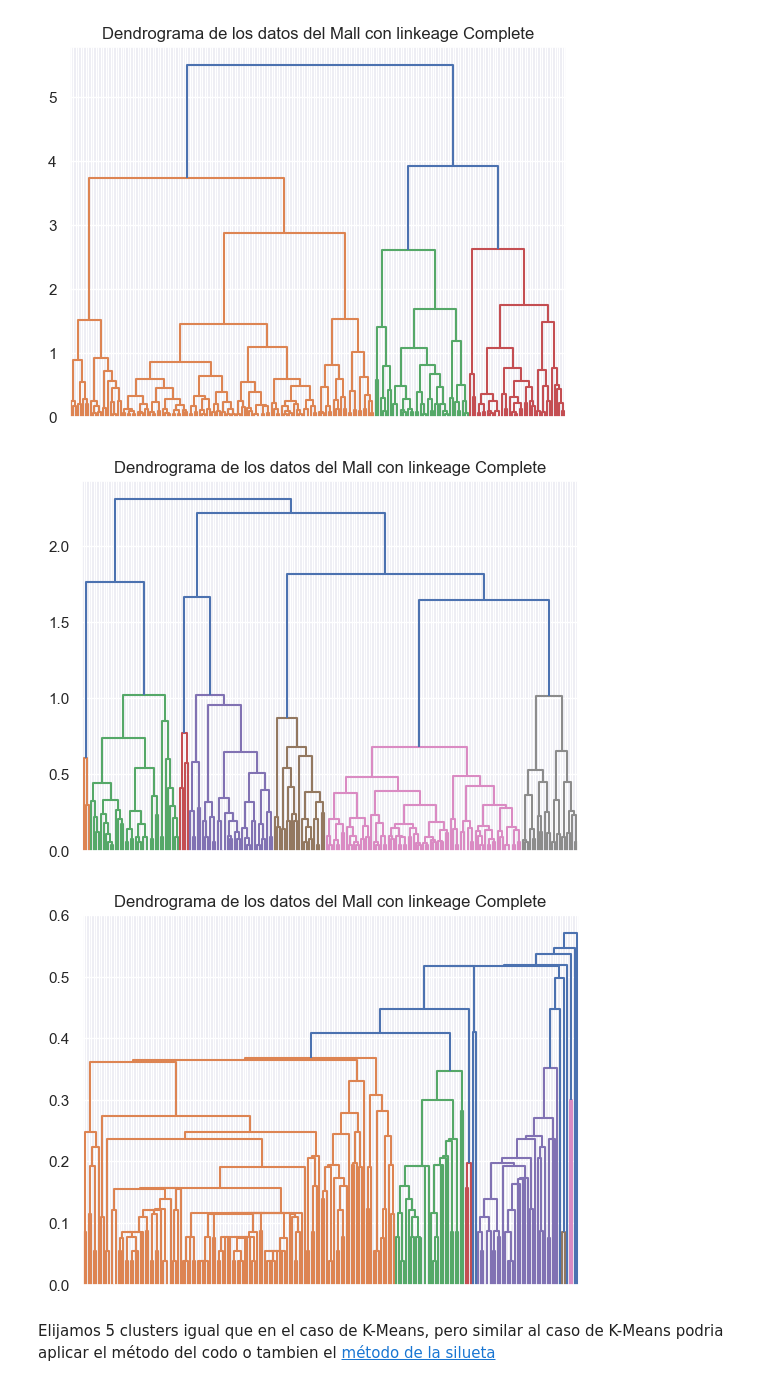
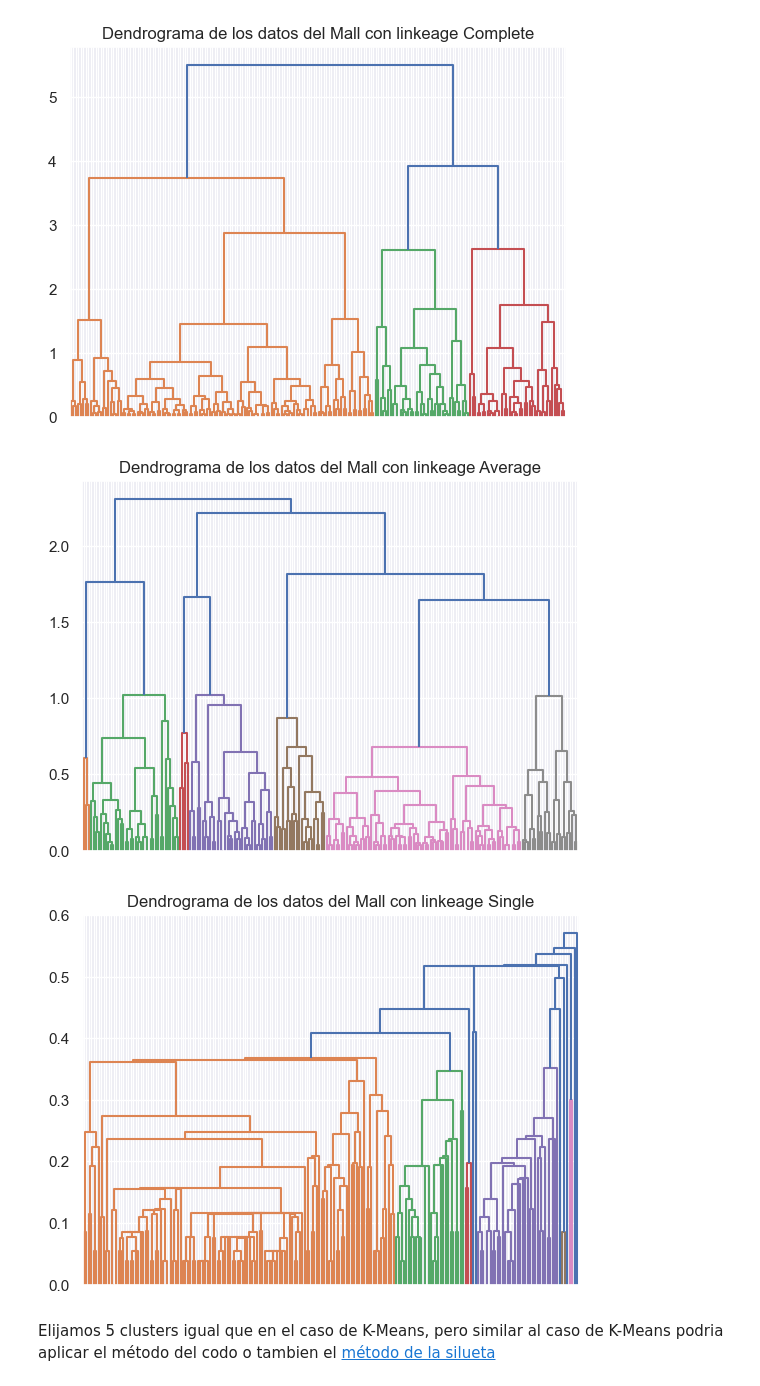
Before and after one commit to manoloacademia/aprMaqI_CEIA, a Jupyter notebook: clase7/jupyter_notebooks/cluster.ipynb, the cells around one changed output. Drawn from its saved outputs; the diff is of its cells as text; code cells hidden in the pictures.

```diff
--- a/clase7/jupyter_notebooks/cluster.ipynb
+++ b/clase7/jupyter_notebooks/cluster.ipynb
@@ -62,7 +62,7 @@ from sklearn.cluster import KMeans
 # %%
 # Vamos a calcular diferentes modelos de K-means, cambiando la cantidad de cluster en cada iteración
 wcss = []
-for i in range(1, 11):
+for i in range(1, 20):
     kmeans = KMeans(n_clusters = i,
                     init = "k-means++",     # Esta forma busca una inicialización que converga más rapido que incializar al azar
                     max_iter = 300,         # El numero maximo de iteraciones
@@ -220,17 +220,17 @@ plt.xticks(visible=False);
 # %% [output]
 [figure]
 # %%
-plt.title("Dendrograma de los datos del Mall con linkeage Complete")
+plt.title("Dendrograma de los datos del Mall con linkeage Average")
 plot_dendrogram(model_average, truncate_mode="level", p=60)
 plt.xticks(visible=False);
 # %% [output]
-[figure, old version]
+[figure, new version]
 # %%
-plt.title("Dendrograma de los datos del Mall con linkeage Complete")
+plt.title("Dendrograma de los datos del Mall con linkeage Single")
 plot_dendrogram(model_single, truncate_mode="level", p=60)
 plt.xticks(visible=False);
 # %% [output]
-[figure, old version]
+[figure, new version]
 # %% [markdown]
 Elijamos 5 clusters igual que en el caso de K-Means, pero similar al caso de K-Means podria aplicar el método del codo o tambien el [método de la silueta](https://scikit-learn.org/stable/modules/generated/sklearn.metrics.silhouette_score.html)
 # %%
```
Also changed, not shown: parts of 1 cell of this notebook, 2 other files.
